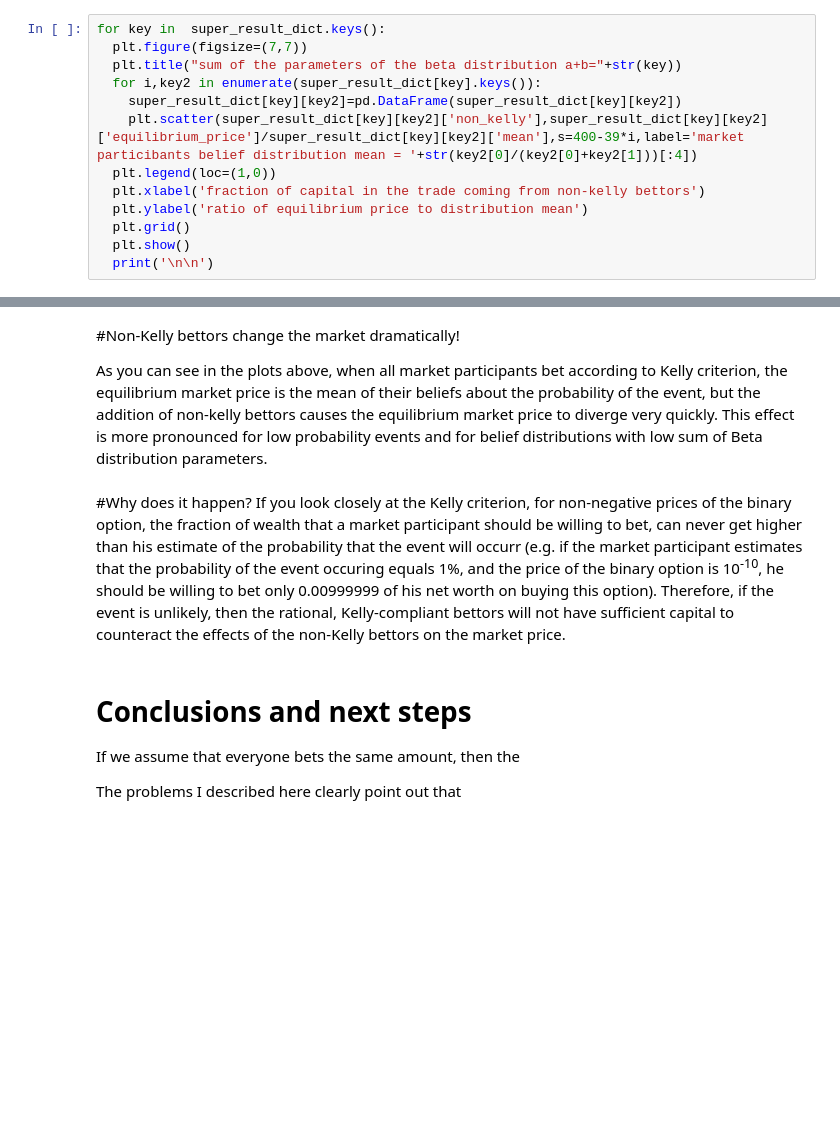
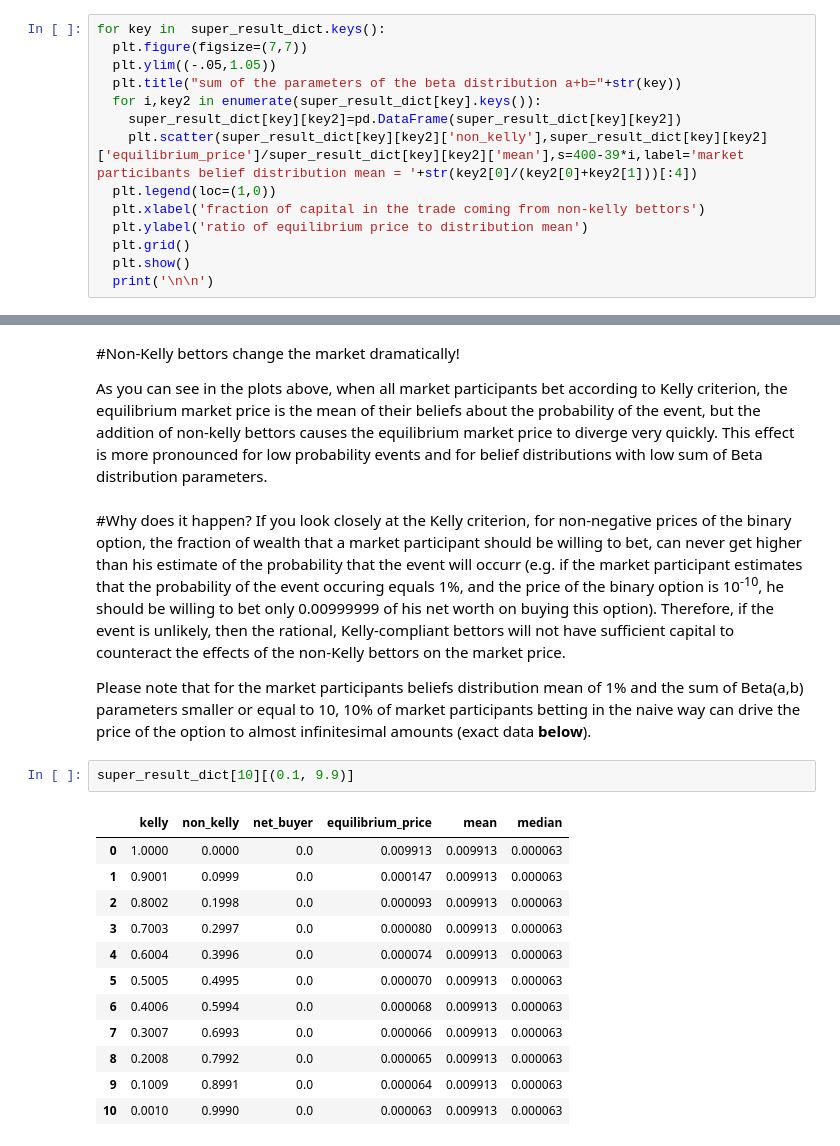
Before and after one commit to mariuszknowak-experiments/binary-option-market-public, a Jupyter notebook: Binary_option_market_equilibrium.ipynb, the cells around one changed output, grey strips where cells are left out. Cells and saved outputs as stored; diff of their text form; blank space fills up the shorter version.

```diff
--- a/Binary_option_market_equilibrium.ipynb
+++ b/Binary_option_market_equilibrium.ipynb
@@ -224,6 +223,7 @@ But in reality, we are interested in exploitable market inefficiencies (i.e. equ
 # %%
 for key in  super_result_dict.keys():
   plt.figure(figsize=(7,7))
+  plt.ylim((-.05,1.05))
   plt.title("sum of the parameters of the beta distribution a+b="+str(key))
   for i,key2 in enumerate(super_result_dict[key].keys()):
     super_result_dict[key][key2]=pd.DataFrame(super_result_dict[key][key2])
@@ -245,9 +245,20 @@ As you can see in the plots above, when all market participants bet according to
 # %% [markdown]
 #Why does it happen?
 If you look closely at the Kelly criterion, for non-negative prices of the binary option, the fraction of wealth that a market participant should be willing to bet, can never get higher than his estimate of the probability that the event will occurr (e.g. if the market participant estimates that the probability of the event occuring equals 1%, and the price of the binary option is 10<sup>-10</sup>, he should be willing to bet only 0.00999999 of his net worth on buying this option). Therefore, if the event is unlikely, then the rational, Kelly-compliant bettors will not have sufficient capital to counteract the effects of the non-Kelly bettors on the market price.
+
+Please note that for the market participants beliefs distribution mean of 1% and the sum of Beta(a,b) parameters smaller or equal to 10, 10% of market participants betting in the naive way can drive the price of the option to almost infinitesimal amounts (exact data **below**).
-# %% [markdown]
-# Conclusions and next steps
-
-If we assume that everyone bets the same amount, then the
-
-The problems I described here clearly point out that
+# %%
+super_result_dict[10][(0.1, 9.9)]
+# %% [output]
+|  | kelly | non_kelly | net_buyer | equilibrium_price | mean | median |
+| 0 | 1.0000 | 0.0000 | 0.0 | 0.009913 | 0.009913 | 0.000063 |
+| 1 | 0.9001 | 0.0999 | 0.0 | 0.000147 | 0.009913 | 0.000063 |
+| 2 | 0.8002 | 0.1998 | 0.0 | 0.000093 | 0.009913 | 0.000063 |
+| 3 | 0.7003 | 0.2997 | 0.0 | 0.000080 | 0.009913 | 0.000063 |
+| 4 | 0.6004 | 0.3996 | 0.0 | 0.000074 | 0.009913 | 0.000063 |
+| 5 | 0.5005 | 0.4995 | 0.0 | 0.000070 | 0.009913 | 0.000063 |
+| 6 | 0.4006 | 0.5994 | 0.0 | 0.000068 | 0.009913 | 0.000063 |
+| 7 | 0.3007 | 0.6993 | 0.0 | 0.000066 | 0.009913 | 0.000063 |
+| 8 | 0.2008 | 0.7992 | 0.0 | 0.000065 | 0.009913 | 0.000063 |
+| 9 | 0.1009 | 0.8991 | 0.0 | 0.000064 | 0.009913 | 0.000063 |
+| 10 | 0.0010 | 0.9990 | 0.0 | 0.000063 | 0.009913 | 0.000063 |
```
Also changed, not shown: parts of 17 cells of this notebook.
